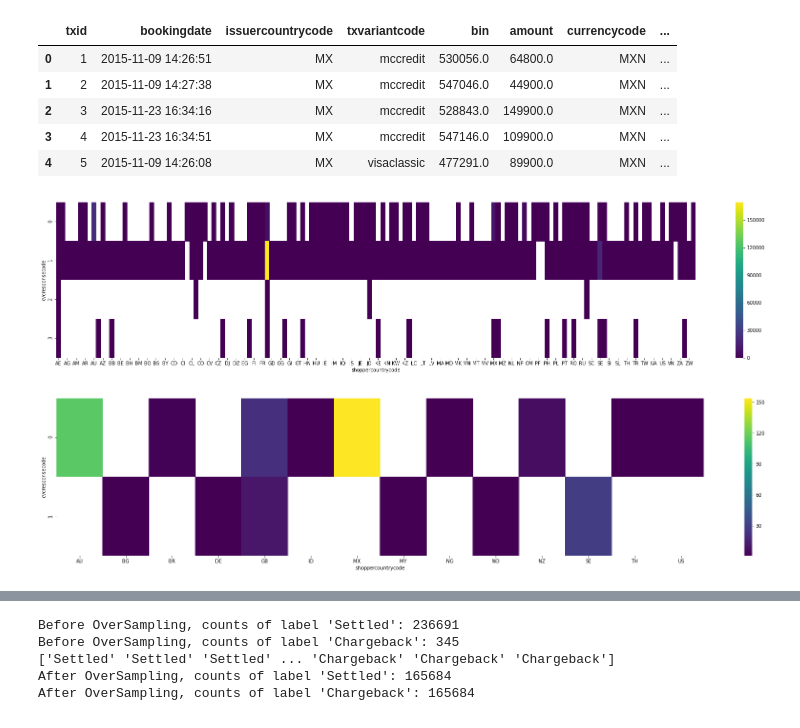
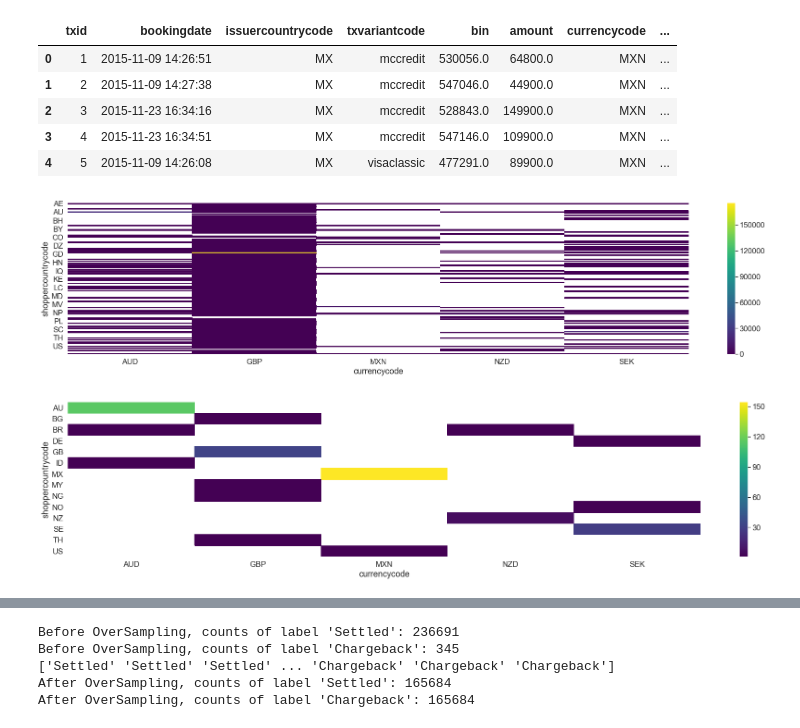
Before and after one commit to kwendel/cyber-data-analytics, a Jupyter notebook: creditcard-fraud/notebooks/Plot.ipynb, the cells around one changed output, grey strips where cells are left out. Saved outputs shown, nothing was run; the diff lists cells and outputs as text; code cells hidden in the pictures.

```diff
--- a/creditcard-fraud/notebooks/Plot.ipynb
+++ b/creditcard-fraud/notebooks/Plot.ipynb
@@ -26,13 +23,13 @@ df.head(5)
 | 3 | 4 | 2015-11-23 16:34:51 | MX | mccredit | 547146.0 | 109900.0 | MXN | ... |
 | 4 | 5 | 2015-11-09 14:26:08 | MX | visaclassic | 477291.0 | 89900.0 | MXN | ... |
 # %%
-x_col = 'cvcresponsecode'
-y_col = 'shoppercountrycode'
+x_col = 'shoppercountrycode'
+y_col = 'currencycode'
 plot.heatmap(df[df['simple_journal']=='Settled'], x_col, y_col)
 # %% [output]
-[figure, old version]
+[figure, new version]
 # %%
 plot.heatmap(df[df['simple_journal']=='Chargeback'], x_col, y_col)
 # %% [output]
-[figure, old version]
+[figure, new version]
 # %%
```
Also changed, not shown: parts of 5 cells of this notebook, 10 other files.
